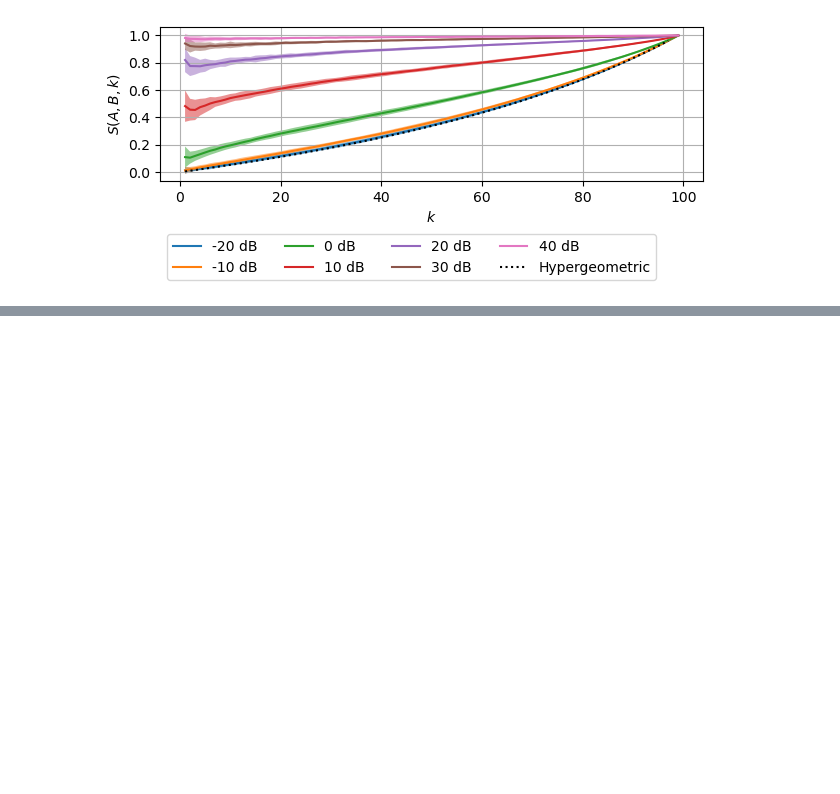
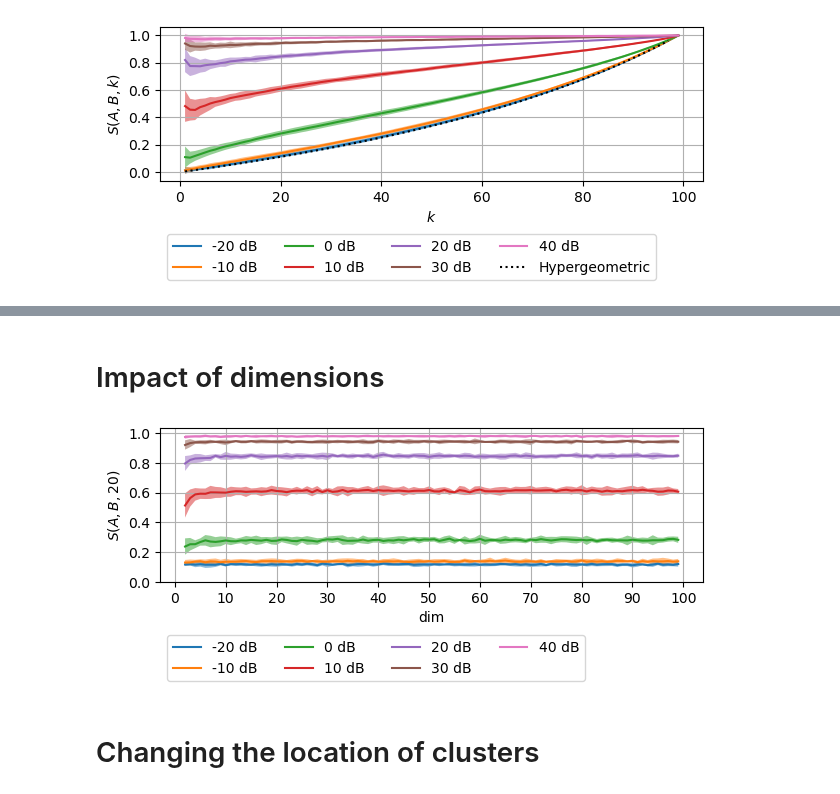
Before and after one commit to tiagoft/graph_structure, a Jupyter notebook: experiments/neurips2024/notebooks/theory_and_toy_problems.ipynb, the cells around one changed output, grey strips where cells are left out. Cells and saved outputs as stored; diff of their text form; code cells hidden in the pictures; blank space fills up the shorter version.

```diff
--- a/experiments/neurips2024/notebooks/theory_and_toy_problems.ipynb
+++ b/experiments/neurips2024/notebooks/theory_and_toy_problems.ipynb
@@ -151,0 +140,45 @@ plt.show()
+# %% [markdown]
+# Impact of dimensions
+# %%
+# argmin_k S(k) and min S(k) do not correlate with dimension (only in <10 dimensions)
+snrs = [-20, -10, 0, 10, 20, 30, 40]
+
+dims = list(range(2, 100, 1))
+n_samples = 100
+k = 20
+res = {}
+stds = {}
+n_repeats = 10
+for snr in snrs:
+    res[snr] = []
+    stds[snr] = []
+    for dim in tqdm(dims):
+        argm = []
+        m = []
+        for n in range(n_repeats):
+            x = np.random.randn(n_samples, dim)
+            A = np.random.randn(n_samples, dim)
+            alpha = alpha_from_snr(snr)
+            B = A + alpha * np.random.randn(n_samples, dim)
+            s = gs.mean_neighborhood_similarity_from_points(A, B, k)
+            m.append(s)
+        res[snr].append(np.mean(m))
+        stds[snr].append(np.std(m))
+# %%
+plt.figure(figsize=(7, 2))
+for snr in snrs:
+    plt.plot(dims, res[snr], label=f'{snr} dB')
+    plt.fill_between(dims, res[snr]+np.array(stds[snr])*2, res[snr]-np.array(stds[snr])*2, alpha=0.5)
+plt.xlabel('dim')
+plt.ylabel(f'$S(A, B, {k})$')
+plt.xticks(range(0, 110, 10))
+a = 0.2
+plt.yticks(np.arange(0, 1 + a, a))
+plt.grid()
+plt.legend(ncols=4, loc='upper left', bbox_to_anchor=(0.0, -0.3))
+plt.savefig('sabk_dimensions.pdf', bbox_inches='tight')
+plt.show()
+# %% [output]
+[figure, added]
+# %% [markdown]
+# Changing the location of clusters
```
Also changed, not shown: parts of 18 cells of this notebook.
